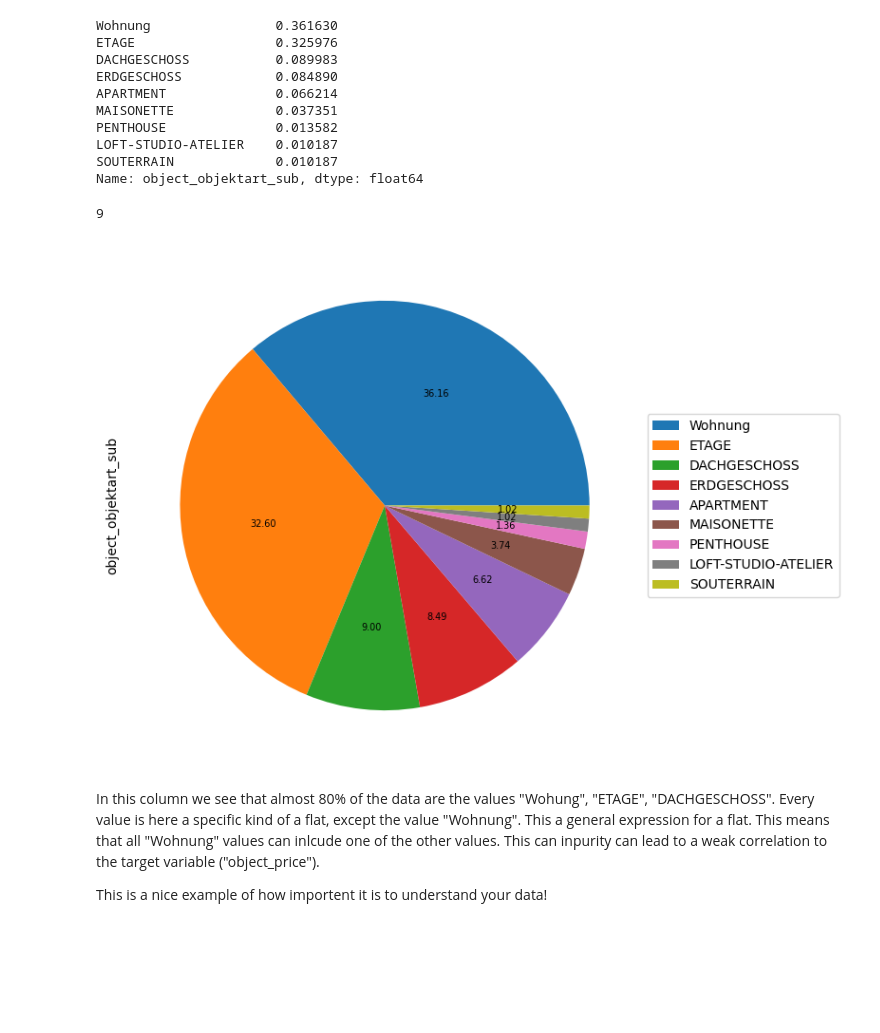
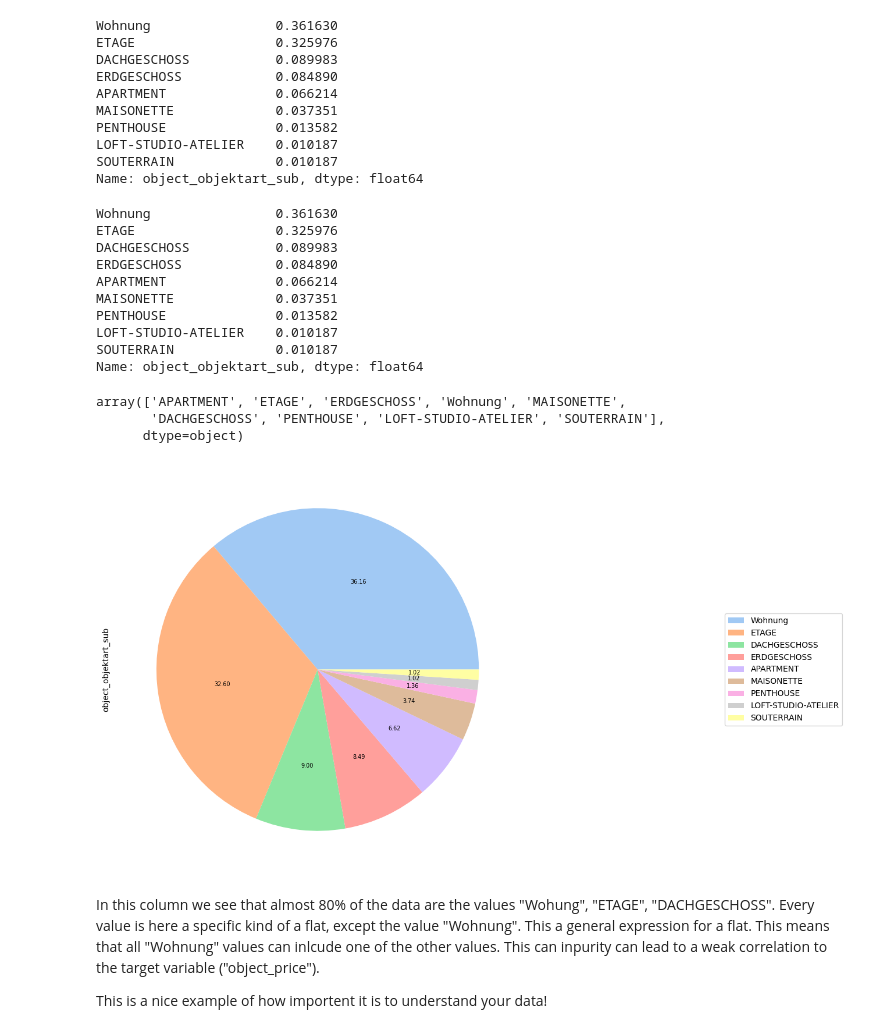
Before and after one commit to maximkiesel1/Machine_Learning_Rent_Prediction, a Jupyter notebook: Part_Two_EDA.ipynb, the cells around one changed output. Saved outputs shown, nothing was run; the diff lists cells and outputs as text; code cells hidden in the pictures; blank space fills up the shorter version.

```diff
--- a/Part_Two_EDA.ipynb
+++ b/Part_Two_EDA.ipynb
@@ -282,17 +334,36 @@ LOFT-STUDIO-ATELIER    0.010187
 SOUTERRAIN             0.010187
 Name: object_objektart_sub, dtype: float64
 # %%
-len(df5["object_objektart_sub"].value_counts(normalize=True))
+df5["object_objektart_sub"].value_counts(normalize=True)
 # %% [output]
-9
+Wohnung                0.361630
+ETAGE                  0.325976
+DACHGESCHOSS           0.089983
+ERDGESCHOSS            0.084890
+APARTMENT              0.066214
+MAISONETTE             0.037351
+PENTHOUSE              0.013582
+LOFT-STUDIO-ATELIER    0.010187
+SOUTERRAIN             0.010187
+Name: object_objektart_sub, dtype: float64
+# %%
+df5["object_objektart_sub"].unique()
+# %% [output]
+array(['APARTMENT', 'ETAGE', 'ERDGESCHOSS', 'Wohnung', 'MAISONETTE',
+       'DACHGESCHOSS', 'PENTHOUSE', 'LOFT-STUDIO-ATELIER', 'SOUTERRAIN'],
+      dtype=object)
 # %%
+plt.figure(figsize=(9,9))
+colors = sns.color_palette("pastel")[0:25]
 df5["object_objektart_sub"].value_counts(normalize=True).plot.pie(autopct="%.2f" ,fontsize=7, figsize=(10,7),
-                                                               subplots=True, labeldistance=None, legend=True)
+                                                               subplots=True, labeldistance=None, legend=True,
+                                                             colors=colors)
 plt.legend(loc='center left', bbox_to_anchor=(1.0, 0.5))
+colors = sns.color_palette("pastel")[0:9]
+plt.legend(loc='center left', bbox_to_anchor=(1.5, 0.5))
 plt.show()
-plt.close()
 # %% [output]
-[figure, old version]
+[figure, new version]
 # %% [markdown]
 In this column we see that almost 80% of the data are the values "Wohung", "ETAGE", "DACHGESCHOSS". Every value is here a specific kind of a flat, except the value "Wohnung". This a general expression for a flat. This means that all "Wohnung" values can inlcude one of the other values. This can inpurity can lead to a weak correlation to the target variable ("object_price").
 
```
Also changed, not shown: parts of 42 cells of this notebook.
